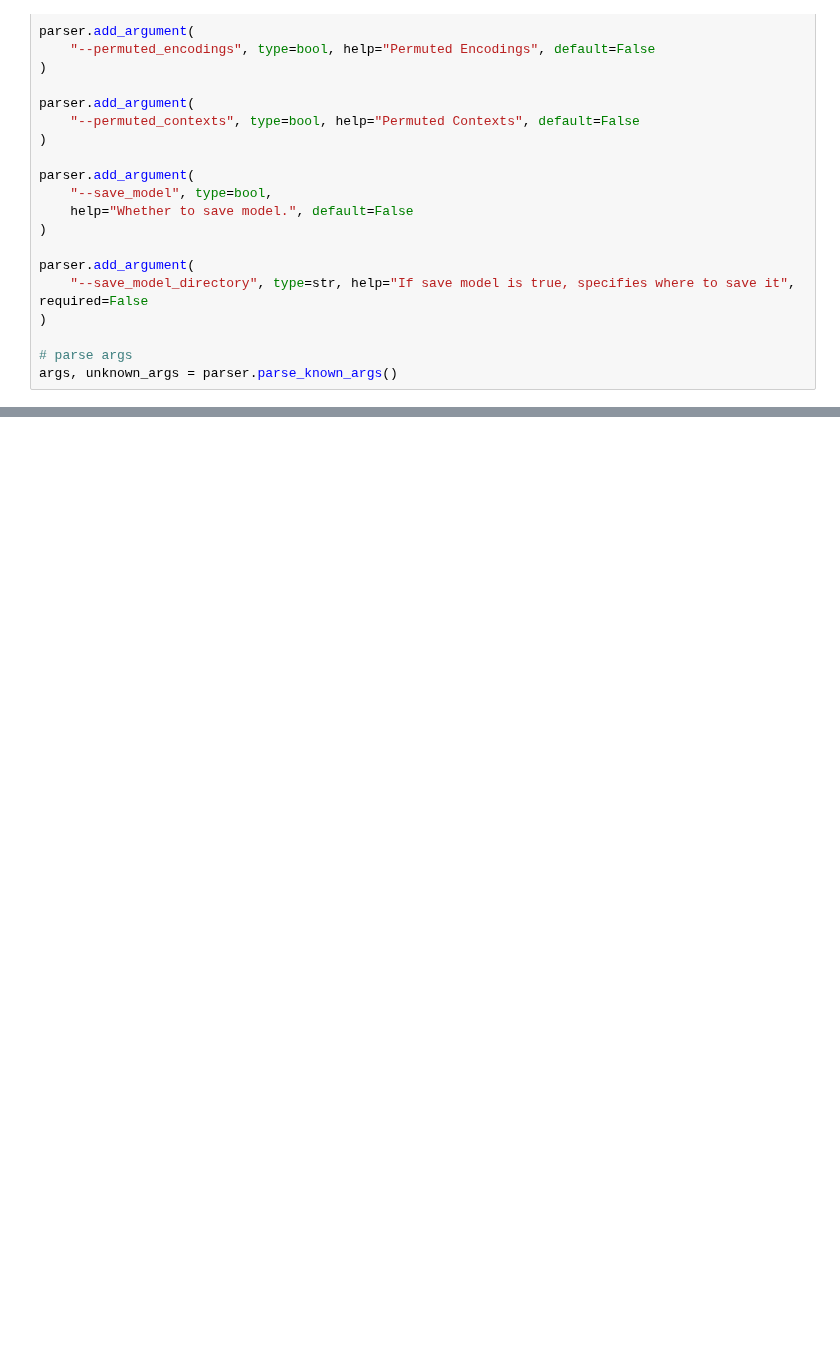
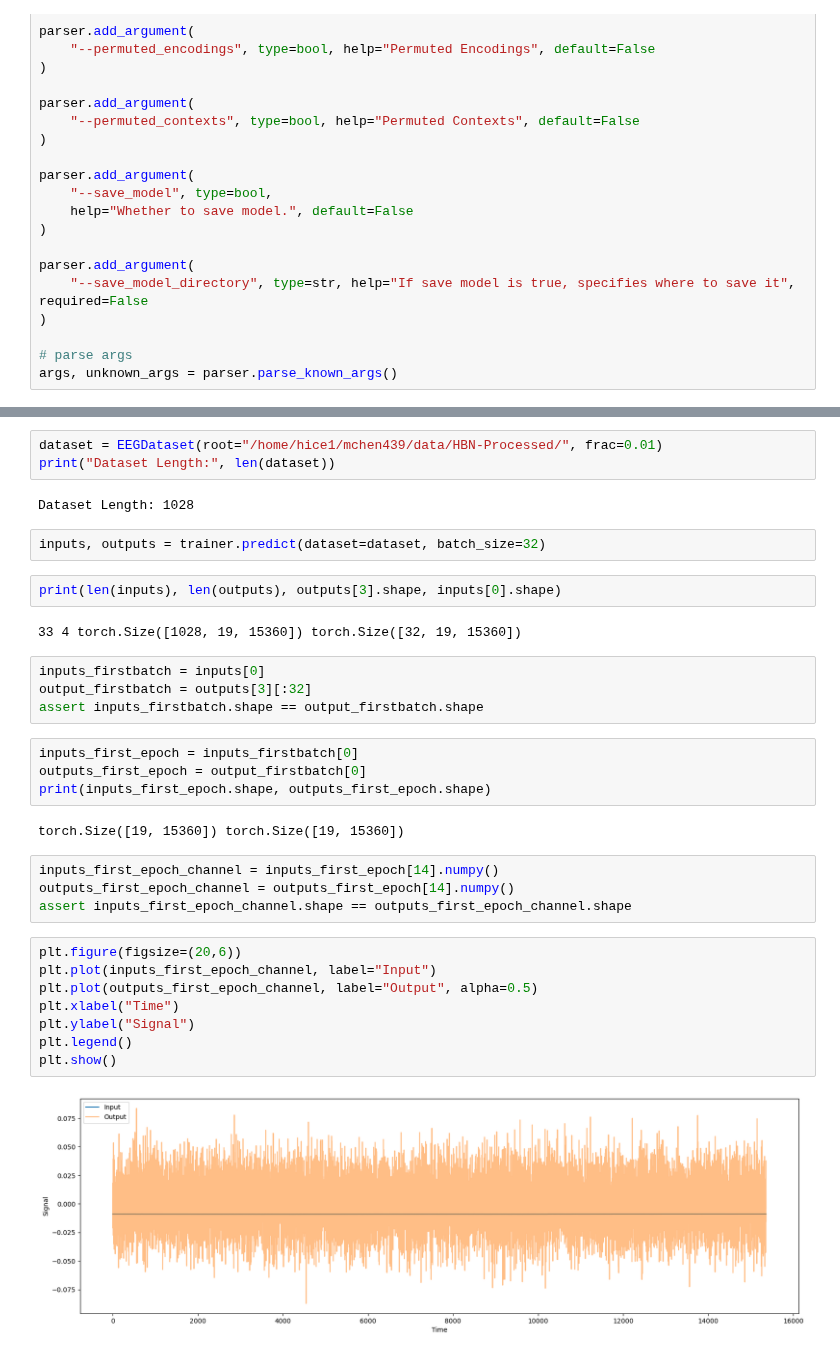
Before and after one commit to MatthewChen37/EEG-Foundation-Model, a Jupyter notebook: TestTrainedMENDR.ipynb, the cells around one changed output, grey strips where cells are left out. Cells and saved outputs as stored; diff of their text form; blank space fills up the shorter version.

```diff
--- a/TestTrainedMENDR.ipynb
+++ b/TestTrainedMENDR.ipynb
@@ -233,0 +237,35 @@ times_block.conv.2.kernels.2.bias
+# %%
+dataset = EEGDataset(root="/home/hice1/mchen439/data/HBN-Processed/", frac=0.01)
+print("Dataset Length:", len(dataset))
+# %% [output]
+Dataset Length: 1028
+# %%
+inputs, outputs = trainer.predict(dataset=dataset, batch_size=32)
+# %%
+print(len(inputs), len(outputs), outputs[3].shape, inputs[0].shape)
+# %% [output]
+33 4 torch.Size([1028, 19, 15360]) torch.Size([32, 19, 15360])
+# %%
+inputs_firstbatch = inputs[0]
+output_firstbatch = outputs[3][:32]
+assert inputs_firstbatch.shape == output_firstbatch.shape
+# %%
+inputs_first_epoch = inputs_firstbatch[0]
+outputs_first_epoch = output_firstbatch[0]
+print(inputs_first_epoch.shape, outputs_first_epoch.shape)
+# %% [output]
+torch.Size([19, 15360]) torch.Size([19, 15360])
+# %%
+inputs_first_epoch_channel = inputs_first_epoch[14].numpy()
+outputs_first_epoch_channel = outputs_first_epoch[14].numpy()
+assert inputs_first_epoch_channel.shape == outputs_first_epoch_channel.shape
+# %%
+plt.figure(figsize=(20,6))
+plt.plot(inputs_first_epoch_channel, label="Input")
+plt.plot(outputs_first_epoch_channel, label="Output", alpha=0.5)
+plt.xlabel("Time")
+plt.ylabel("Signal")
+plt.legend()
+plt.show()
+# %% [output]
+[figure, added]
```
Also changed, not shown: parts of 10 cells of this notebook, 1 other file.
